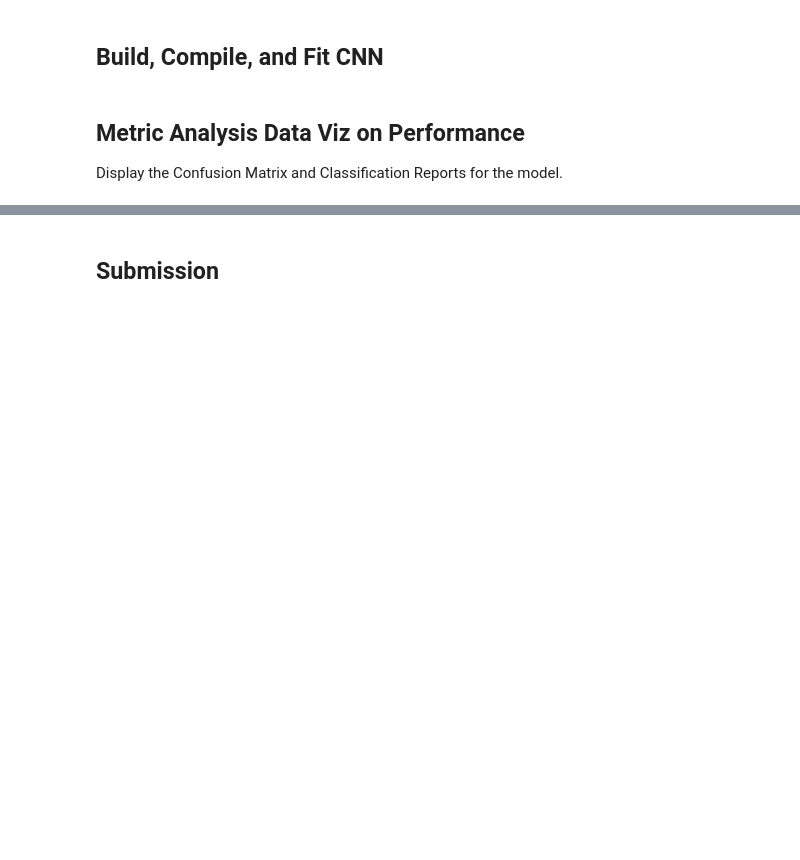
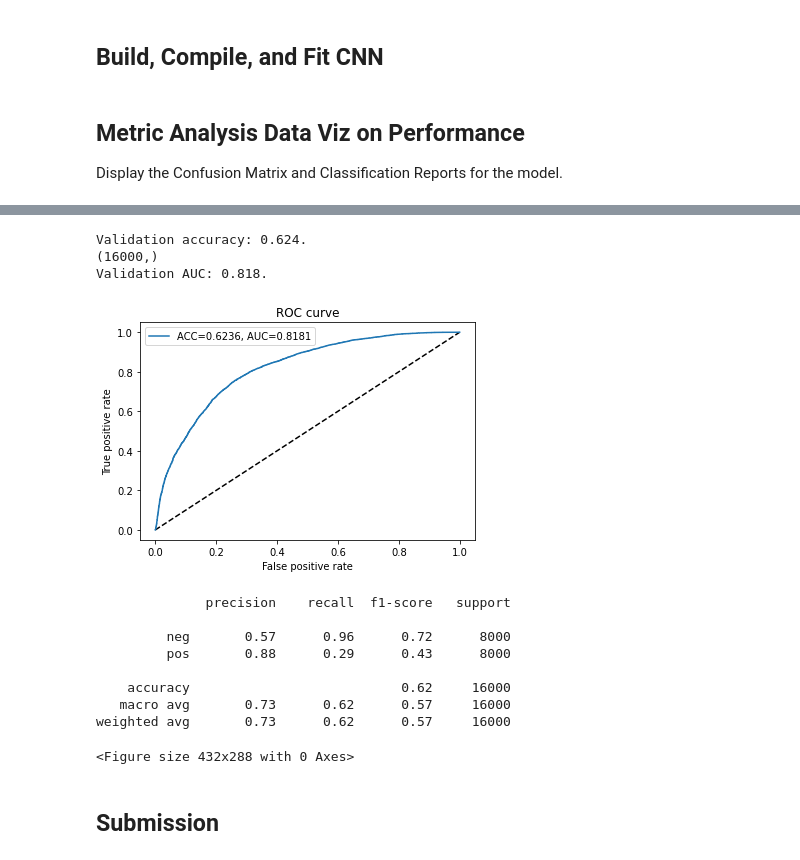
Before and after one commit to johnsocf/CSCI_3202_HW_5, a Jupyter notebook: hw5.ipynb, the cells around one changed output, grey strips where cells are left out. Saved outputs shown, nothing was run; the diff lists cells and outputs as text; code cells hidden in the pictures; blank space fills up the shorter version.

```diff
--- a/hw5.ipynb
+++ b/hw5.ipynb
@@ -934,13 +859,12 @@ def compile_and_fit_model(selected_model, epoch_count, training_flow, testing_fl
       "verbose": 1,
       "validation_data": testing_flow,
       "validation_steps": STEP_SIZE_TESTING,
-      #"callbacks": [lr_decay, early_stopping]
+      "callbacks": [lr_decay, early_stopping]
   }
-  print("Training the model...")
+  selected_model.compile(Adam(0.01), loss="categorical_crossentropy", metrics=["accuracy", precision_m, recall_m, f1_m])
   selected_model.fit_generator(**fit_params)
-  print("Done!")
-
-compile_and_fit_model(model, 10, img_flow_train, img_flow_val)
-compile_and_fit_model(model_cr, 10, img_flow_train_cr, img_flow_val_cr)
 # %% [markdown]
 ref on, 'fit or fit_generator':  https://www.geeksforgeeks.org/keras-fit-and-keras-fit_generator/
+# %%
+compile_and_fit_model(model, 20, img_flow_train, img_flow_val)
+compile_and_fit_model(model_cr, 20, img_flow_train_cr, img_flow_val_cr)
@@ -955,7 +882,7 @@ Display the Confusion Matrix and Classification Reports for the model.
 # %%
 from sklearn.metrics import auc, roc_curve, confusion_matrix, classification_report
 
-def plot_roc_curve(fpr,tpr):
+def plot_roc_curve(fpr, tpr, acc_val, auc_val):
   plt.plot([0, 1], [0, 1], "k--")
   plt.plot(fpr, tpr, label="ACC={:.4F}, AUC={:.4f}".format(acc_val, auc_val))
   plt.xlabel("False positive rate")
@@ -967,18 +894,16 @@ def plot_roc_curve(fpr,tpr):
 # %%
 def calc_and_print_metric_report(selected_model, img_flow_val_gen):
   test_steps_per_epoch = np.math.ceil(img_flow_val_gen.samples / img_flow_val_gen.batch_size)
-
+  class_labels = list(img_flow_val_gen.class_indices.keys())
   len_val = id_label_val.shape[0]
   y_val_pred = selected_model.predict_generator(img_flow_val_gen, steps=test_steps_per_epoch)[:, 1]
   y_val_true = img_flow_val_gen.classes
-  acc_val = np.equal((y_val_pred > 0.5).astype("int"), y_val_true).sum() / y_val_pred.shape[0]
-  print("Validation accuracy: {:.3f}.".format(acc_val))
+  accuracy_val = np.equal((y_val_pred > 0.5).astype("int"), y_val_true).sum() / y_val_pred.shape[0]
+  print("Validation accuracy: {:.3f}.".format(accuracy_val))
   print(y_val_pred.shape)
   fpr, tpr, thresholds = roc_curve(y_val_true, y_val_pred)
   auc_val = auc(fpr, tpr)
   print("Validation AUC: {:.3f}.".format(auc_val))
-  plot_roc_curve(fpr,tpr)
+  plot_roc_curve(fpr,tpr, accuracy_val, auc_val)
   report = classification_report(y_val_true, y_val_pred.round(), target_names=class_labels)
   print(report)
-
-calc_and_print_metric_report(model, img_flow_val)
@@ -985,3 +929,19 @@ calc_and_print_metric_report(model, img_flow_val)
+# %%
+calc_and_print_metric_report(model_cr, img_flow_val)
+# %% [output]
+Validation accuracy: 0.624.
+(16000,)
+Validation AUC: 0.818.
+[figure, added]
+              precision    recall  f1-score   support
+
+         neg       0.57      0.96      0.72      8000
+         pos       0.88      0.29      0.43      8000
+
+    accuracy                           0.62     16000
+   macro avg       0.73      0.62      0.57     16000
+weighted avg       0.73      0.62      0.57     16000
+<Figure size 432x288 with 0 Axes>
 # %% [markdown]
 ## Submission
 # %%
```
Also changed, not shown: parts of 26 cells of this notebook.
